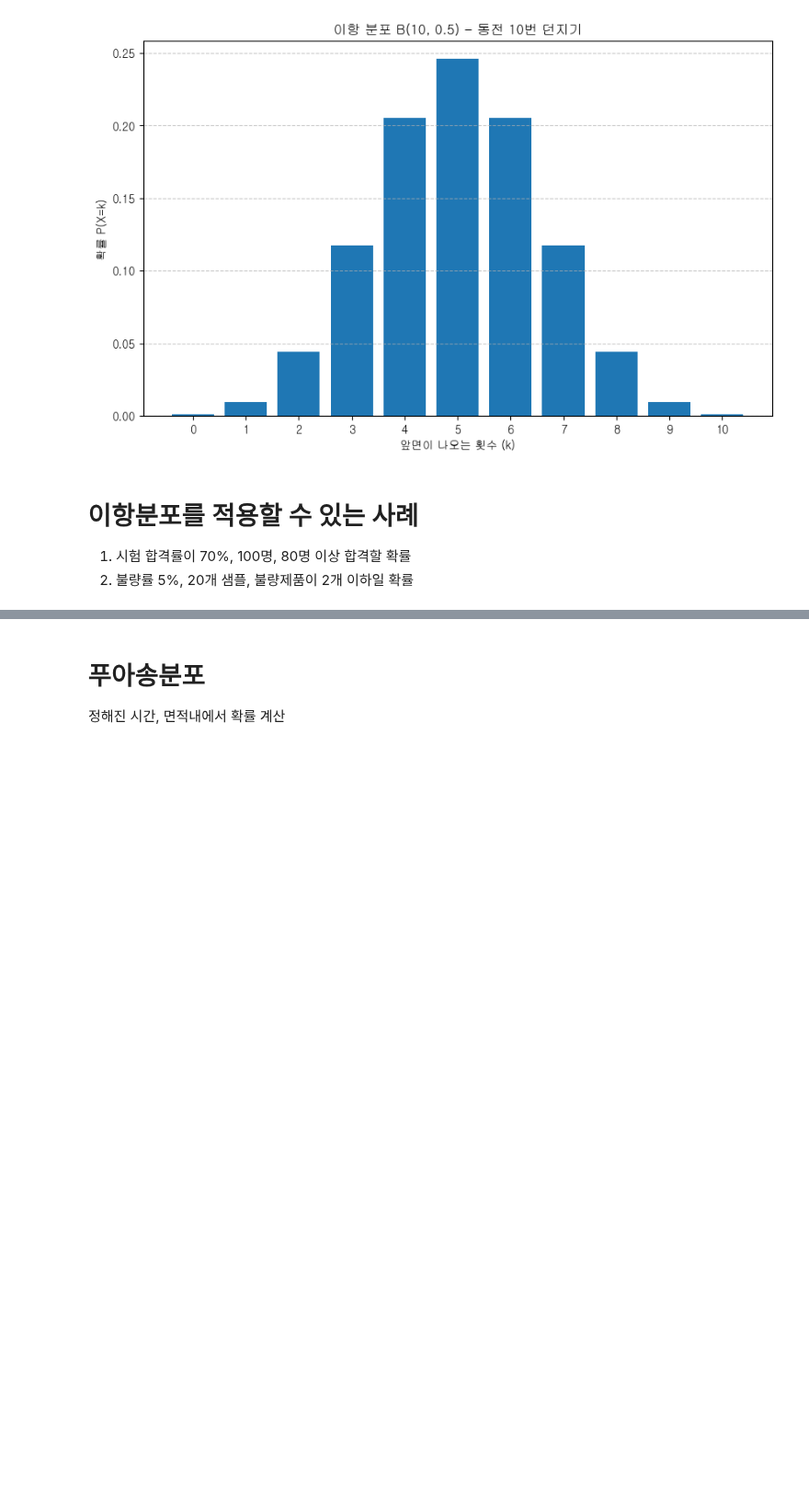
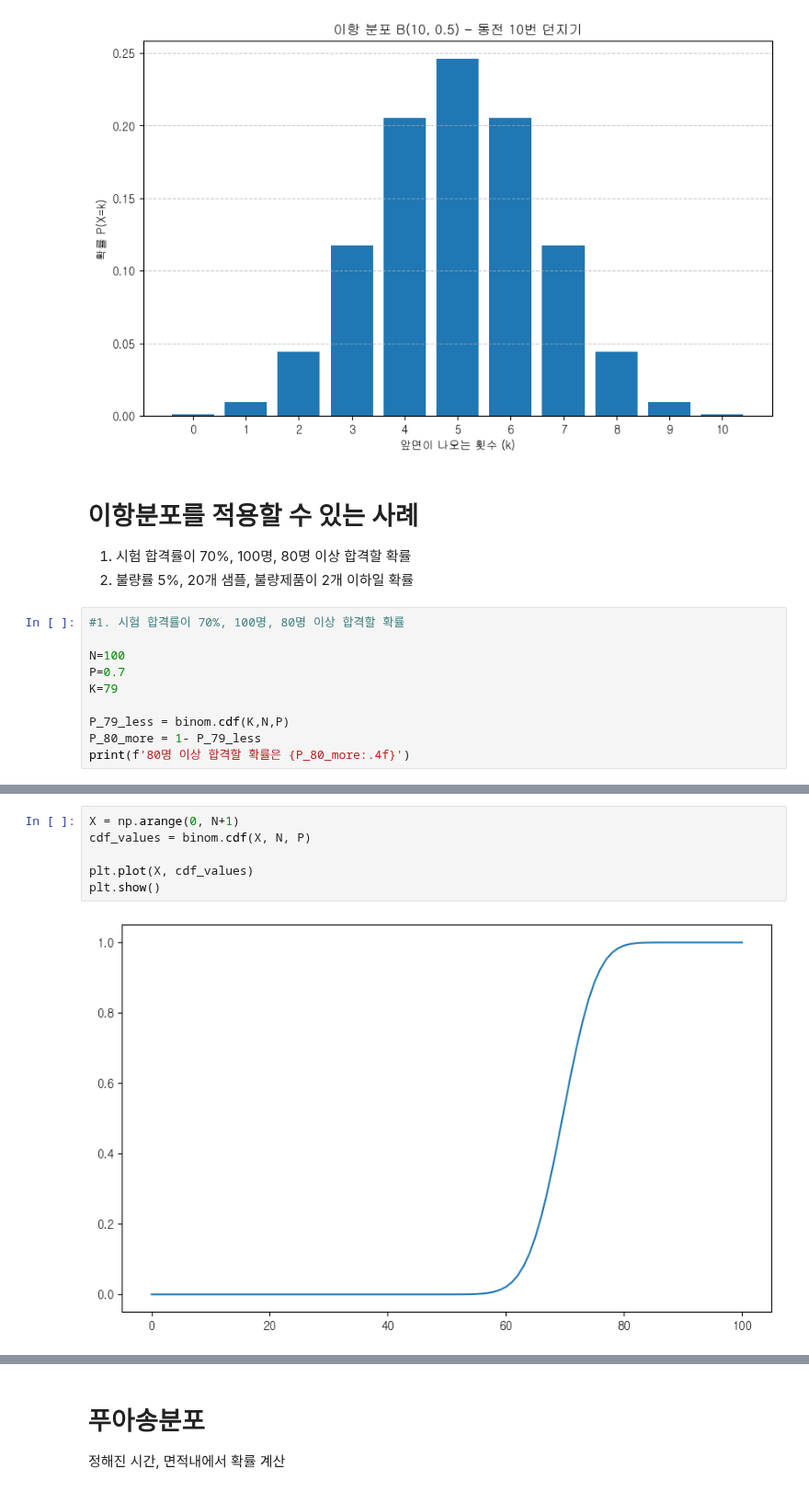
Before and after one commit to yleessam/hipython_rep, a Jupyter notebook: 24_확률분포.ipynb, the cells around one changed output, grey strips where cells are left out. Shown at 92% size. Saved outputs shown, nothing was run; the diff lists cells and outputs as text; blank space fills up the shorter version.

```diff
--- a/24_확률분포.ipynb
+++ b/24_확률분포.ipynb
@@ -121,3 +121,13 @@ plt.show()
 
 1. 시험 합격률이 70%, 100명, 80명 이상 합격할 확률
 2. 불량률 5%, 20개 샘플, 불량제품이 2개 이하일 확률
+# %%
+#1. 시험 합격률이 70%, 100명, 80명 이상 합격할 확률
+
+N=100
+P=0.7
+K=79
+
+P_79_less = binom.cdf(K,N,P)
+P_80_more = 1- P_79_less
+print(f'80명 이상 합격할 확률은 {P_80_more:.4f}')
@@ -123,0 +149,8 @@ plt.show()
+# %%
+X = np.arange(0, N+1)
+cdf_values = binom.cdf(X, N, P)
+
+plt.plot(X, cdf_values)
+plt.show()
+# %% [output]
+[figure, added]
```
Also changed, not shown: parts of 8 cells of this notebook.
